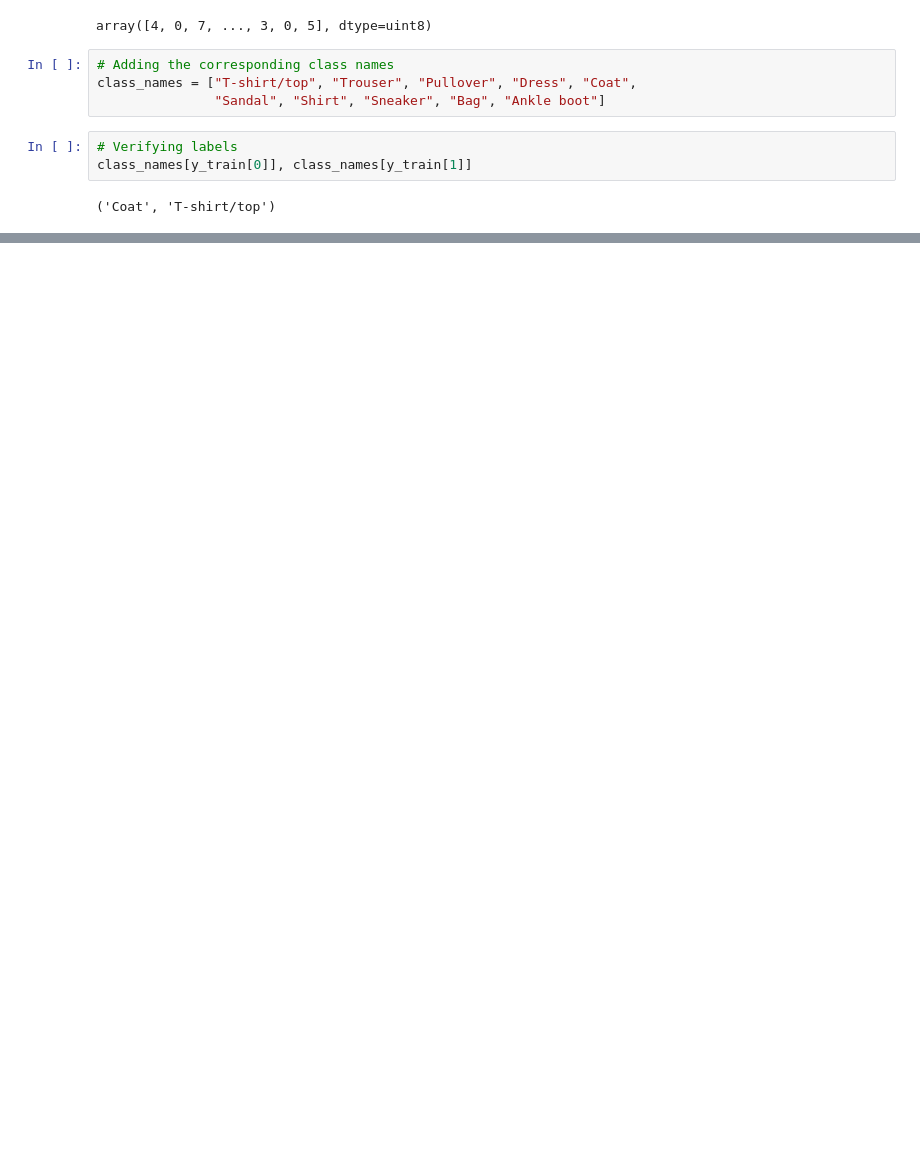
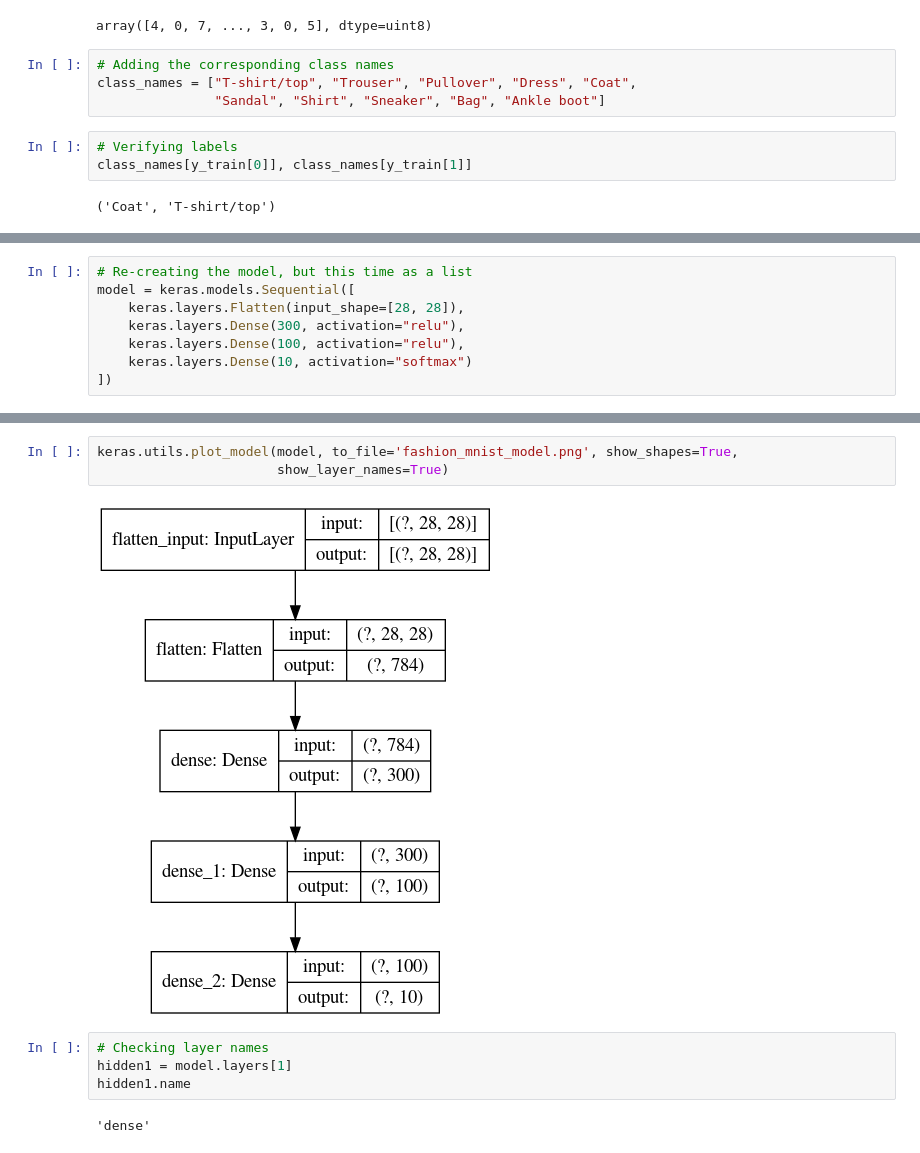
Before and after one commit to bachaudhry/deep_learning_practice, a Jupyter notebook: Neural_Nets_with_Keras.ipynb, the cells around one changed output, grey strips where cells are left out. Cells and saved outputs as stored; diff of their text form; blank space fills up the shorter version.

```diff
--- a/Neural_Nets_with_Keras.ipynb
+++ b/Neural_Nets_with_Keras.ipynb
@@ -205,0 +241,8 @@ class_names[y_train[0]], class_names[y_train[1]]
+# %%
+# Re-creating the model, but this time as a list
+model = keras.models.Sequential([
+    keras.layers.Flatten(input_shape=[28, 28]),
+    keras.layers.Dense(300, activation="relu"),
+    keras.layers.Dense(100, activation="relu"),
+    keras.layers.Dense(10, activation="softmax")
+])
@@ -205,0 +277,11 @@ class_names[y_train[0]], class_names[y_train[1]]
+# %%
+keras.utils.plot_model(model, to_file='fashion_mnist_model.png', show_shapes=True,
+                       show_layer_names=True)
+# %% [output]
+[figure, added]
+# %%
+# Checking layer names
+hidden1 = model.layers[1]
+hidden1.name
+# %% [output]
+'dense'
```
Also changed, not shown: parts of 11 cells of this notebook.
